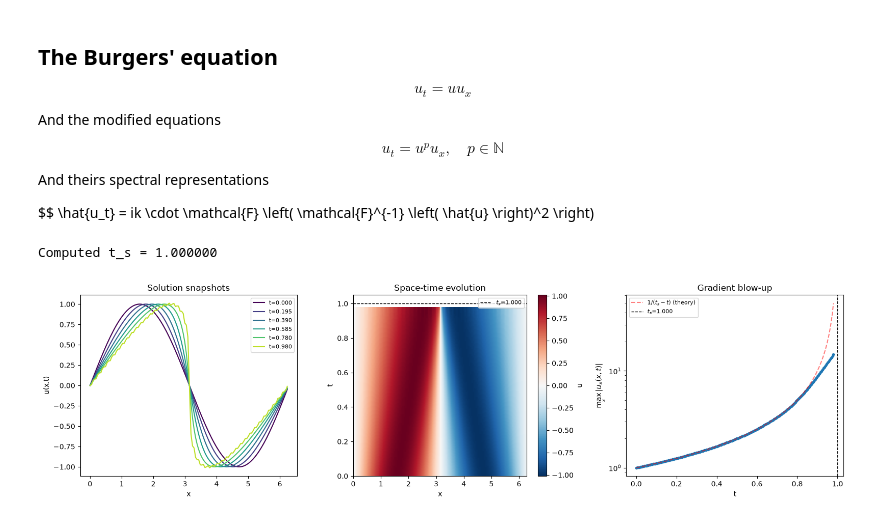
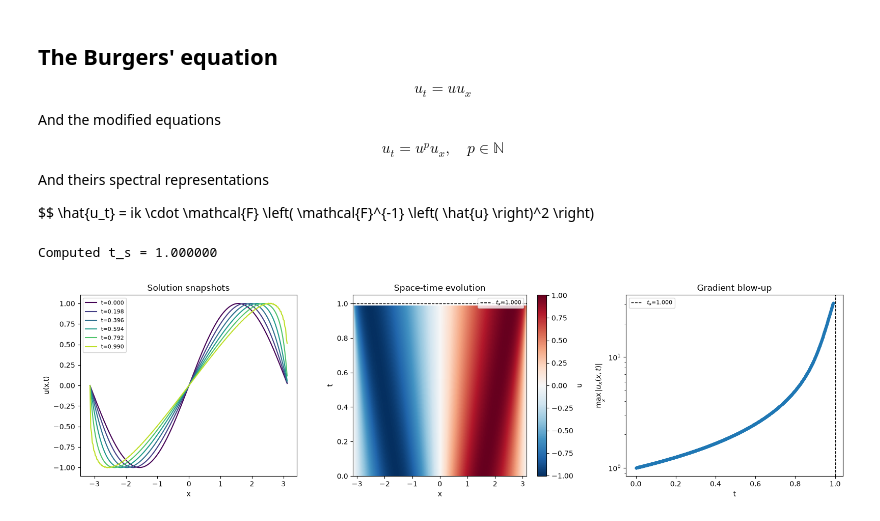
Before and after one commit to DeltaSG/Prosjekt_Master, a Jupyter notebook: Code/Spectral methods/Burgers.ipynb, the cells around one changed output. Drawn from its saved outputs; the diff is of its cells as text; code cells hidden in the pictures.

```diff
--- a/Code/Spectral methods/Burgers.ipynb
+++ b/Code/Spectral methods/Burgers.ipynb
@@ -94,10 +94,10 @@ def rk_spectral_burgers(u0, L, dt, dealias = '23', safety_margin = 1.0, save_eve
         return -nl_hat
 
     def rk4_step(u_hat_in,h):
-        k1 = nonlinear_rhs(u_hat_in)
-        k2 = nonlinear_rhs(u_hat_in + 0.5*h*k1)
-        k3 = nonlinear_rhs(u_hat_in + 0.5*h*k2)
-        k4 = nonlinear_rhs(u_hat_in + h*k3)
+        k1 = nonlinear_rhs(u_hat_in, dealias=dealias)
+        k2 = nonlinear_rhs(u_hat_in + 0.5*h*k1, dealias = dealias)
+        k3 = nonlinear_rhs(u_hat_in + 0.5*h*k2, dealias=dealias)
+        k4 = nonlinear_rhs(u_hat_in + h*k3, dealias= dealias)
         return u_hat_in + (h/6.0)*(k1 + 2*k2 + 2*k3 + k4)
 
     u_hat = u0_hat.copy()
@@ -118,11 +118,8 @@ def rk_spectral_burgers(u0, L, dt, dealias = '23', safety_margin = 1.0, save_eve
 
     return np.array(t_list), np.array(u_list), t_s
 # %%
-# Test
-import numpy as np
-import matplotlib.pyplot as plt
-
-def plot_burgers_results(t, u_out, L, t_s, k=None, n_snapshots=6):
+# Plot
+def plot_burgers_results(t, u_out, L, t_s, k=None, n_snapshots=6, sym = True):
     """
     Diagnostic plots for the inviscid Burgers' solver.
 
@@ -142,7 +139,7 @@ def plot_burgers_results(t, u_out, L, t_s, k=None, n_snapshots=6):
         Number of solution snapshots to overlay in the first plot.
     """
     N = u_out.shape[1]
-    x = np.linspace(0, L, N, endpoint=False)
+    x = np.linspace(-L/2, L/2, N, endpoint=False) if sym else np.linspace(0,L,N,endpoint = False)
     if k is None:
         k = np.fft.fftfreq(N, d=L/N) * 2 * np.pi
 
@@ -161,7 +158,7 @@ def plot_burgers_results(t, u_out, L, t_s, k=None, n_snapshots=6):
 
     # --- 2. Space-time heatmap ---
     ax = axes[1]
-    extent = [0, L, t[0], t[-1]]
+    extent =[-L/2 , L/2, t[0] , t[-1]] if sym else [0, L, t[0], t[-1]]
     im = ax.imshow(u_out, aspect='auto', origin='lower', extent=extent,
                     cmap='RdBu_r')
     ax.axhline(t_s, color='k', linestyle='--', linewidth=1, label=f"$t_s$={t_s:.3f}")
@@ -179,7 +176,7 @@ def plot_burgers_results(t, u_out, L, t_s, k=None, n_snapshots=6):
     ])
     ax.plot(t, max_ux, 'o-', markersize=3)
     t_fine = np.linspace(0, t_s*0.98, 200)
-    ax.plot(t_fine, 1.0/(t_s - t_fine), 'r--', alpha=0.5, label=r'$1/(t_s-t)$ (theory)')
+    # ax.plot(t_fine, 1.0/(t_s - t_fine), 'r--', alpha=0.5, label=r'$1/(t_s-t)$ (theory)') # For the u0 = sin(x)
     ax.axvline(t_s, color='k', linestyle='--', linewidth=1, label=f"$t_s$={t_s:.3f}")
     ax.set_xlabel("t")
     ax.set_ylabel(r"$\max_x |u_x(x,t)|$")
@@ -195,16 +201,19 @@ def plot_burgers_results(t, u_out, L, t_s, k=None, n_snapshots=6):
 # %%
-N = 128
-L = 2 * np.pi
-x = np.linspace(0, L, N, endpoint=False)
+N = 2**8
+L = 2*np.pi
+sym = True
+x = np.linspace(-L/2, L/2, N, endpoint=False) if sym else np.linspace(0, L, N, endpoint=False)
+# u0 = np.exp(-(x**2)/2)
 u0 = np.sin(x)
+# u0 = u0_asymmetric_bump(x)
 
 t, u_out, t_s = rk_spectral_burgers(
-    u0, L, dt=0.001, dealias='23', save_every=5, safety_margin=0.98
+    u0, L, dt=1e-4, dealias='32', save_every=5, safety_margin=0.99
 )
 
 print(f"Computed t_s = {t_s:.6f}")  # should be ~1.0 for sin(x)
 
-max_ux = plot_burgers_results(t, u_out, L, t_s)
+max_ux = plot_burgers_results(t, u_out, L, t_s,sym= sym )
 # %% [output]
 Computed t_s = 1.000000
-[figure, old version]
+[figure, new version]
```
Also changed, not shown: parts of 2 cells of this notebook, 5 other files.
